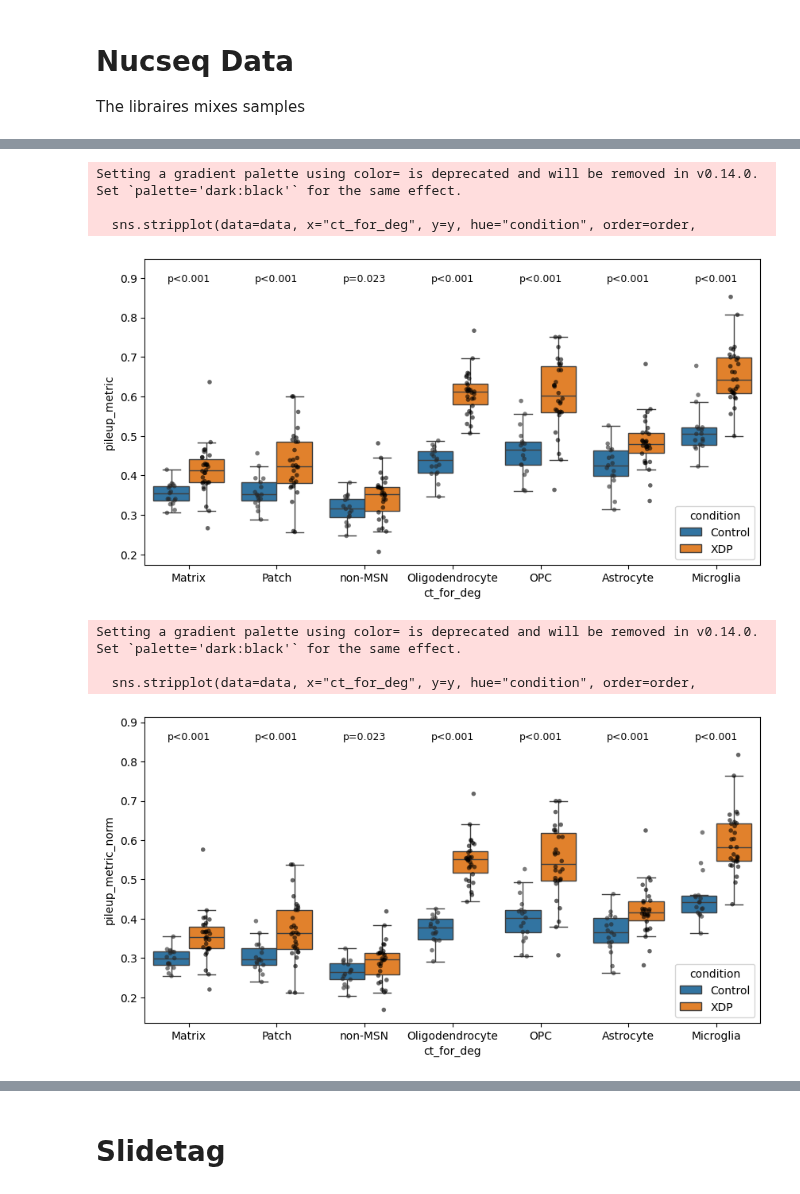
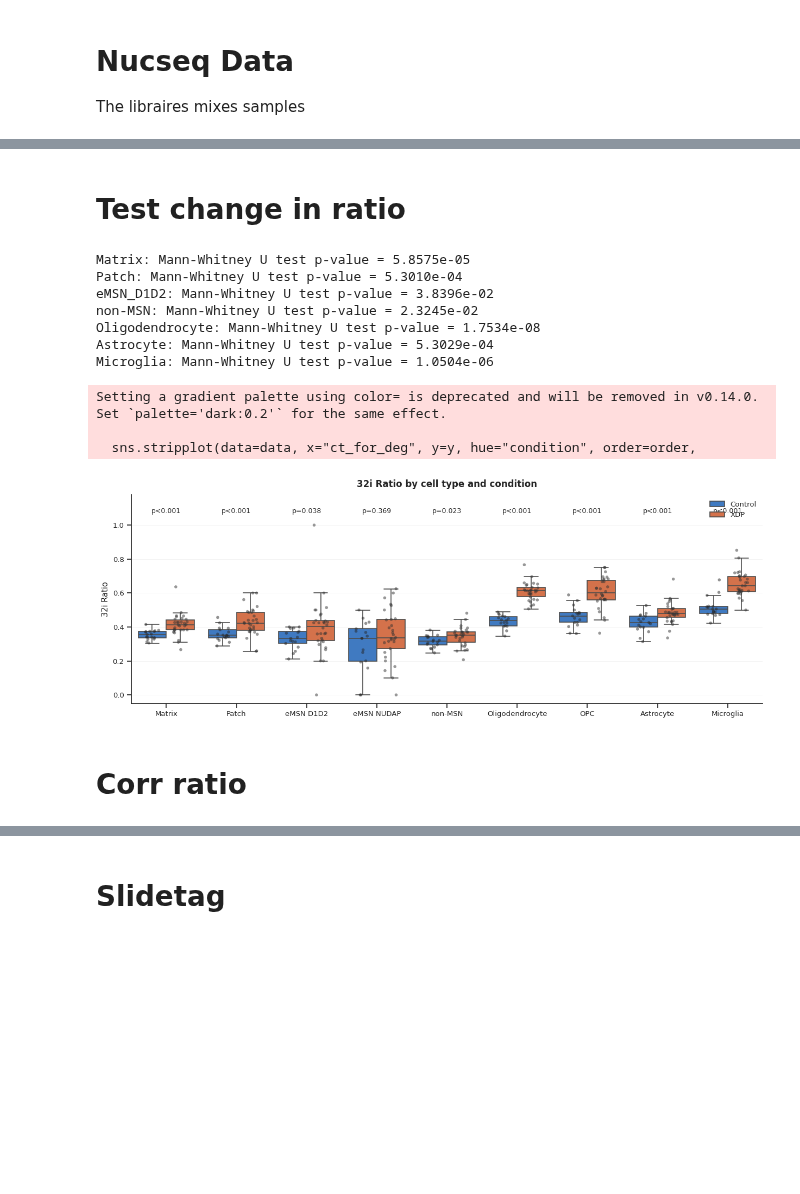
Before and after one commit to 8gabri8/XDP, a Jupyter notebook: script/multiple_samples_analysis/quantify_32i.ipynb, the cells around one changed output, grey strips where cells are left out. Saved outputs shown, nothing was run; the diff lists cells and outputs as text; code cells hidden in the pictures; blank space fills up the shorter version.

```diff
--- a/script/multiple_samples_analysis/quantify_32i.ipynb
+++ b/script/multiple_samples_analysis/quantify_32i.ipynb
@@ -354,36 +583,81 @@ display(df_pseudobulk_all)
+# %% [markdown]
+# Test change in ratio
+# %%
+cell_types = ["Matrix", "Patch", "eMSN_D1D2", "non-MSN", "Oligodendrocyte", "Astrocyte", "Microglia"]  # swap for whatever cell type you want to analyze
+covariate = ["age_of_death", "repeat_length"]  # swap for PMI / severity score / whatever you have
+# %%
+# run manhwitney test on eahc cell type
+from scipy.stats import mannwhitneyu
+
+for ct in cell_types:
+
+    tmp = df_pseudobulk_all[df_pseudobulk_all["ct_for_deg"] == ct]
+
+    control = tmp[tmp["condition"] == "Control"]["pileup_metric"]
+    xdp = tmp[tmp["condition"] == "XDP"]["pileup_metric"]
+
+    stat, pval = mannwhitneyu(control, xdp, alternative="two-sided")
+
+    print(f"{ct}: Mann-Whitney U test p-value = {pval:.4e}")
+# %% [output]
+Matrix: Mann-Whitney U test p-value = 5.8575e-05
+Patch: Mann-Whitney U test p-value = 5.3010e-04
+eMSN_D1D2: Mann-Whitney U test p-value = 3.8396e-02
+non-MSN: Mann-Whitney U test p-value = 2.3245e-02
+Oligodendrocyte: Mann-Whitney U test p-value = 1.7534e-08
+Astrocyte: Mann-Whitney U test p-value = 5.3029e-04
+Microglia: Mann-Whitney U test p-value = 1.0504e-06
 # %%
-# --- Cell 2: plot ---
 from scipy.stats import mannwhitneyu
+
+CONDITION_COLORS = {"Control": "#2a78d6", "XDP": "#eb6834"}  # blue / orange, same as earlier panels
+
 
 def annotate_pvals(ax, data, x, y, hue, order, g1="Control", g2="XDP"):
     y_max, y_min = data[y].max(), data[y].min()
-    offset = (y_max - y_min) * 0.05 if y_max != y_min else 0.05
-    for i, ct in enumerate(order):
-        a = data.loc[(data[x] == ct) & (data[hue] == g1), y].dropna()
-        b = data.loc[(data[x] == ct) & (data[hue] == g2), y].dropna()
+    offset = (y_max - y_min) * 0.06 if y_max != y_min else 0.05
+    for i, cat in enumerate(order):
+        a = data.loc[(data[x] == cat) & (data[hue] == g1), y].dropna()
+        b = data.loc[(data[x] == cat) & (data[hue] == g2), y].dropna()
         if len(a) < 2 or len(b) < 2:
             continue
         _, pval = mannwhitneyu(a, b, alternative="two-sided")
         label = f"p={pval:.3f}" if pval >= 0.001 else "p<0.001"
         ax.text(i, y_max + offset, label, ha="center", va="bottom", fontsize=9)
     ax.set_ylim(top=y_max + offset * 3)
 
-def plot_pileup(data, y, order, cell_types):
-    fig, ax = plt.subplots(figsize=(10, 5))
-    sns.boxplot(data=data, x="ct_for_deg", y=y, hue="condition", order=order, showfliers=False, ax=ax)
+
+def plot_pileup(data, y, order, cell_types, ylabel="32i Ratio"):
+    sns.set_theme(style="ticks", context="notebook")
+    fig, ax = plt.subplots(figsize=(15, 5))
+
+    sns.boxplot(data=data, x="ct_for_deg", y=y, hue="condition", order=order,
+                palette=CONDITION_COLORS, hue_order=["Control", "XDP"],
+                showfliers=False, linewidth=1.2, ax=ax)
     sns.stripplot(data=data, x="ct_for_deg", y=y, hue="condition", order=order,
-                  dodge=True, color="black", size=4, alpha=0.6, legend=False, ax=ax)
+                  hue_order=["Control", "XDP"], dodge=True, color="0.2",
+                  size=4, alpha=0.5, jitter=0.2, legend=False, ax=ax)
+
     annotate_pvals(ax, data, "ct_for_deg", y, "condition", cell_types)
+
+    ax.set_xlabel("")
+    ax.set_ylabel(ylabel, fontsize=10.5)
+    ax.set_xticklabels([lbl.get_text().replace("_", " ") for lbl in ax.get_xticklabels()])
+    ax.tick_params(labelsize=9.5)
+    ax.grid(axis="y", linewidth=0.5, alpha=0.3)
+    sns.despine(ax=ax)
+    ax.legend(title=None, fontsize=9.5, frameon=False, loc="upper right")
+
+    ax.set_title(f"{ylabel} by cell type and condition", fontsize=12, fontweight="semibold", pad=10)
     plt.show()
 
-plot_pileup(df_pseudobulk_all, "pileup_metric", cell_types, cell_types)
-plot_pileup(df_pseudobulk_all, "pileup_metric_norm", cell_types, cell_types)
+
+plot_pileup(df_pseudobulk_all, "pileup_metric", cell_types, cell_types, ylabel="32i Ratio")
+# plot_pileup(df_pseudobulk_all, "pileup_metric_norm", cell_types, cell_types, ylabel="32i Ratio (normalized)")
 # %% [output]
-Setting a gradient palette using color= is deprecated and will be removed in v0.14.0. Set `palette='dark:black'` for the same effect.
+Setting a gradient palette using color= is deprecated and will be removed in v0.14.0. Set `palette='dark:0.2'` for the same effect.
 
   sns.stripplot(data=data, x="ct_for_deg", y=y, hue="condition", order=order,
-[figure, old version]
+[figure, new version]
-Setting a gradient palette using color= is deprecated and will be removed in v0.14.0. Set `palette='dark:black'` for the same effect.
-
-  sns.stripplot(data=data, x="ct_for_deg", y=y, hue="condition", order=order,
-[figure, removed]
+# %% [markdown]
+# Corr ratio
```
Also changed, not shown: parts of 52 cells of this notebook, 33 other files.
